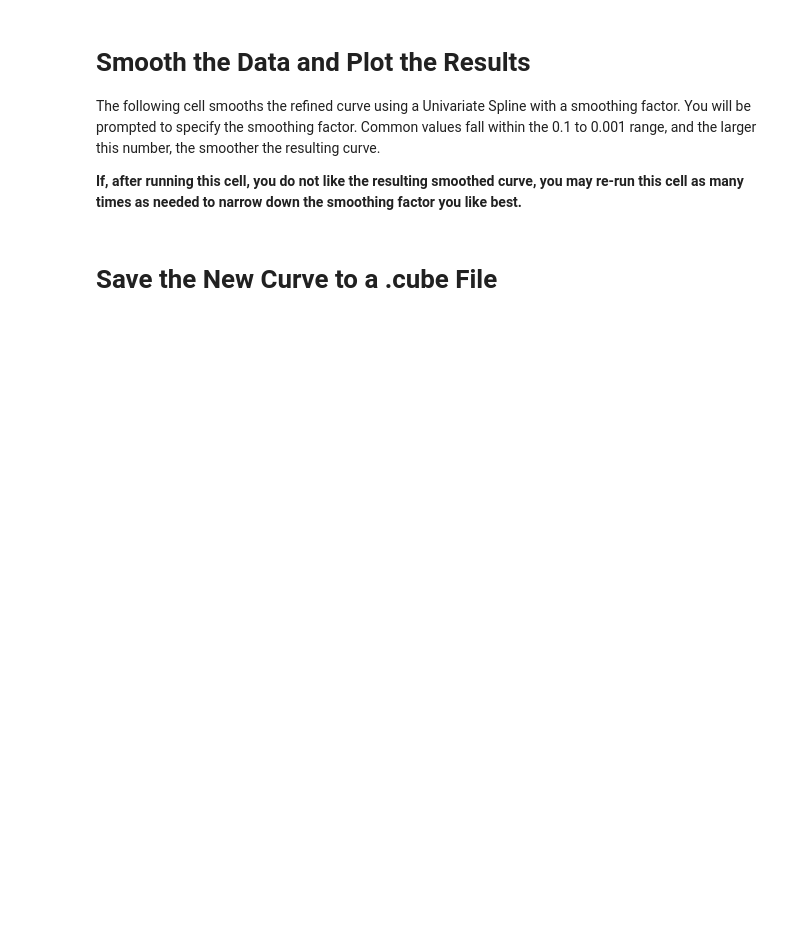
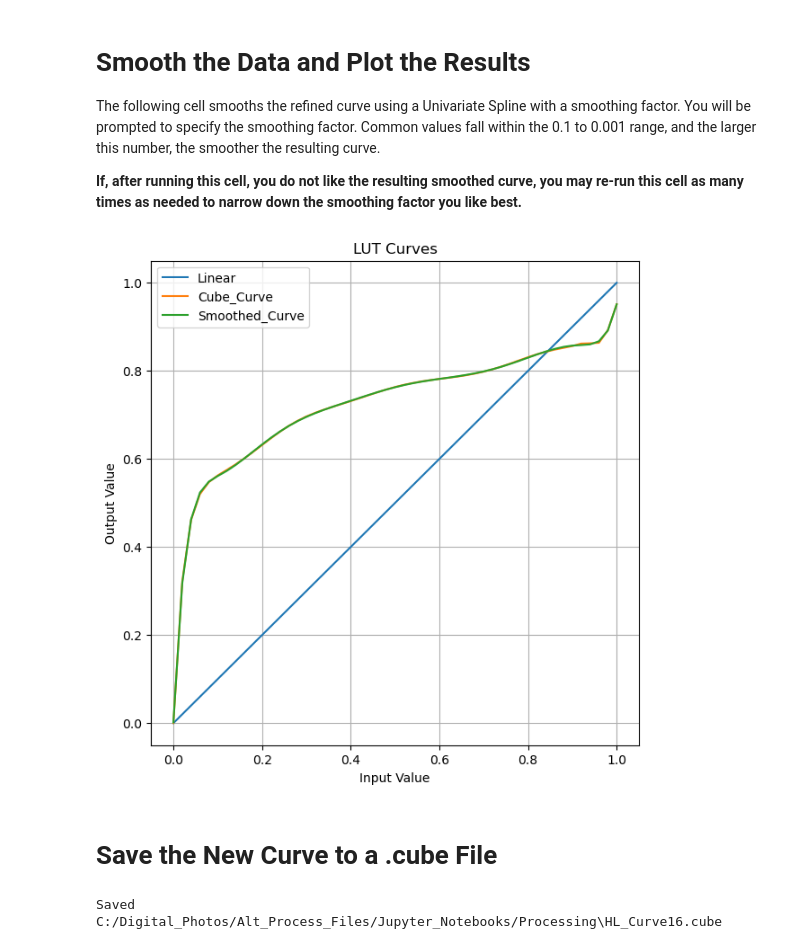
Before and after one commit to MP120TC/Alt_Process_Jupyter_Notebooks, a Jupyter notebook: Cube_File_Smoothing.ipynb, the cells around one changed output. Saved outputs shown, nothing was run; the diff lists cells and outputs as text; code cells hidden in the pictures; blank space fills up the shorter version.

```diff
--- a/Cube_File_Smoothing.ipynb
+++ b/Cube_File_Smoothing.ipynb
@@ -39,11 +39,8 @@ def read_cube_to_list(in_file):
 root = Tk()
 root.wm_attributes('-topmost', 1)
 root.withdraw()
-cube_file = filedialog.askopenfilename(title="Easy Digital Negatives LUT .cube file", filetypes=[("LUT files", "*.cube")])
+cube_file = filedialog.askopenfilename(title=".cube File to Smooth", filetypes=[("LUT files", "*.cube")])
 min_val = 0.0
 max_val = 1.0
 cube_values = read_cube_to_list(cube_file)
-cube_filename = simpledialog.askstring("Output .cube File Name", "Enter the name for the output .cube file (no .cube extension)")
-cube_filename = cube_filename.replace(" ", "_")
-print("Refining: {}".format(cube_file))
-print("To create {}.cube".format(cube_filename))
+print("Smoothing: {}".format(cube_file))
@@ -55,28 +54,32 @@ The following cell smooths the refined curve using a Univariate Spline with a sm
 # %%
 value_steps = []
 num_steps = len(cube_values)
 step_increment = 1.0 / (num_steps - 1)
 for i in range(num_steps):
     value_steps.append(round(min_val + (i * step_increment), 4))
 linear_line = pd.Series(value_steps, index=value_steps)
 curve_line = pd.Series(cube_values, index=value_steps)
 cube_df = pd.DataFrame({'Linear':value_steps, 'Cube_Curve':curve_line}, index=value_steps)
 cube_df.head(num_steps)
 smoothing_factor_value = simpledialog.askfloat(title="Smoothing Factor", prompt="Enter a smoothing factor. This will probably be a very small number less than 1.\nBigger numbers mean a smoother result.\nIf you enter 0, no further smoothing will be performed.", initialvalue=0.001)
 k_value = simpledialog.askinteger(title="Number of Knots (K)", prompt="Enter the number of knots to use.\nMore knots means more able to capture shape.\nWhen in doubt, use 5", initialvalue=5)
 if smoothing_factor_value == None:
     smoothing_factor_value = 0.001
-spl = UnivariateSpline(cube_df['Linear'], cube_df['Cube_Curve'], k=k_value)
+spl = UnivariateSpline(cube_df['Linear'], cube_df['Cube_Curve'], k=k_value, s=25)
 spl.set_smoothing_factor(smoothing_factor_value)
 cube_df['Smoothed_Curve'] = spl(value_steps)
 plt.close("all")
 cube_plot = cube_df.plot(grid=True, title='LUT Curves', figsize=(7,7))
 cube_plot.set_xlabel("Input Value")
 cube_plot.set_ylabel("Output Value")
 plt.show()
+# %% [output]
+[figure, added]
 # %% [markdown]
 # Save the New Curve to a .cube File
 # %%
+cube_filename = simpledialog.askstring("Output .cube File Name", "Enter the name for the output .cube file (no .cube extension)")
+cube_filename = cube_filename.replace(" ", "_")
 out_cube = os.path.join(os.path.dirname(cube_file), "{}.cube".format(cube_filename))
 with open(out_cube, 'w') as cube:
     cube.write("#Created by: Easy Digital Negatives plus Jupyter\nTITLE  \"{}\"\nLUT_1D_SIZE {}\nDOMAIN_MIN 0.0 0.0 0.0\nDOMAIN_MAX 1.0 1.0 1.0\n#LUT data points\n".format(cube_filename, num_steps))
@@ -86,3 +89,5 @@ with open(out_cube, 'w') as cube:
         cube.write(line_template.format(val, val, val))
     cube.write("#END data\n")
 print("Saved {}".format(out_cube))
+# %% [output]
+Saved C:/Digital_Photos/Alt_Process_Files/Jupyter_Notebooks/Processing\HL_Curve16.cube
```
Also changed, not shown: parts of 1 cell of this notebook, 3 other files.
